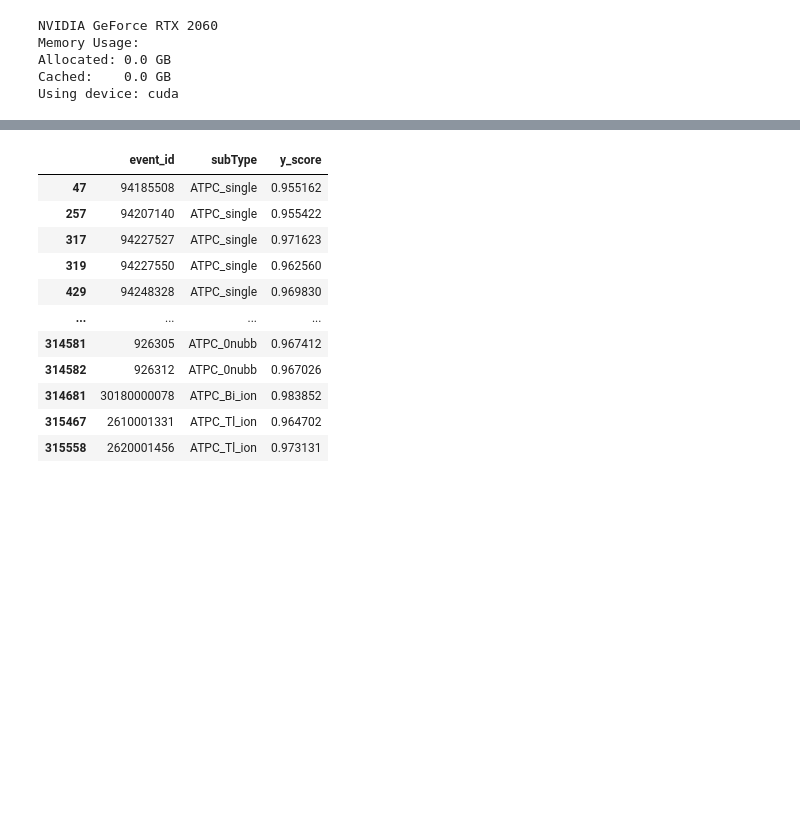
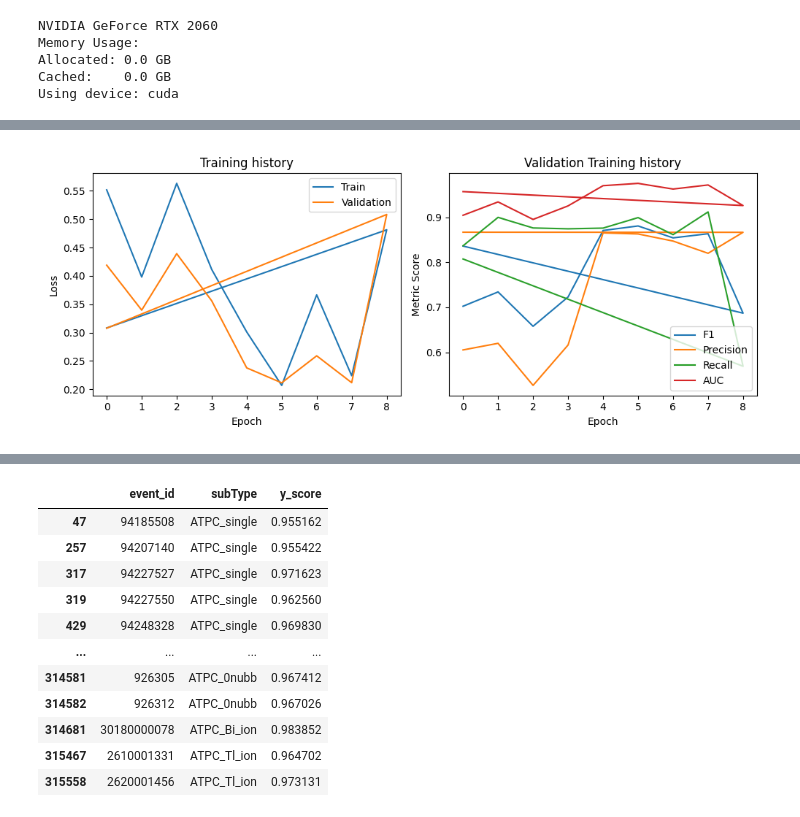
Before and after one commit to kvjmistry/ATPC, a Jupyter notebook: notebooks/ML_GNNMemoryOpt.ipynb, the cells around one changed output, grey strips where cells are left out. Drawn from its saved outputs; the diff is of its cells as text; code cells hidden in the pictures; blank space fills up the shorter version.

```diff
--- a/notebooks/ML_GNNMemoryOpt.ipynb
+++ b/notebooks/ML_GNNMemoryOpt.ipynb
@@ -622,3 +569,25 @@ display(df_scores_all)
+# %%
+fig, axs = plt.subplots(nrows=1, ncols=2, figsize=(10, 4))
+
+axs[0].plot(history_df.train_loss, label='Train')
+axs[0].plot(history_df.val_loss, label='Validation')
+axs[0].set_xlabel('Epoch')
+axs[0].set_ylabel('Loss')
+axs[0].legend()
+axs[0].set_title('Training history')
+plt.tight_layout()
+
+axs[1].plot(history_df.val_f1, label='F1')
+axs[1].plot(history_df.val_prec, label='Precision')
+axs[1].plot(history_df.val_rec, label='Recall')
+axs[1].plot(history_df.val_auc, label='AUC')
+axs[1].set_xlabel('Epoch')
+axs[1].set_ylabel('Metric Score')
+axs[1].legend()
+axs[1].set_title('Validation Training history')
+plt.tight_layout()
+# %% [output]
+[figure, added]
 # %%
 plt.figure()
 plt.plot(fpr_tr, tpr_tr, label=f"Train (AUC={auc_tr:.3f})")
```
Also changed, not shown: parts of 14 cells of this notebook.
